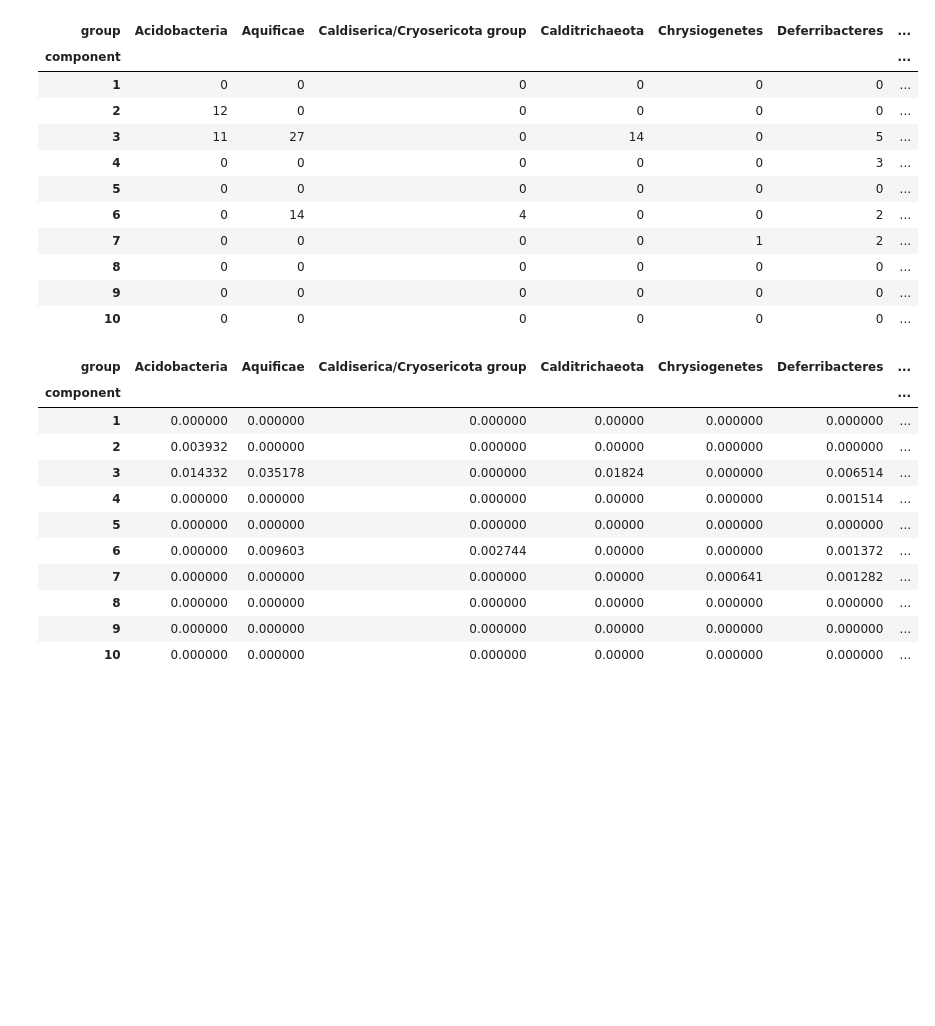
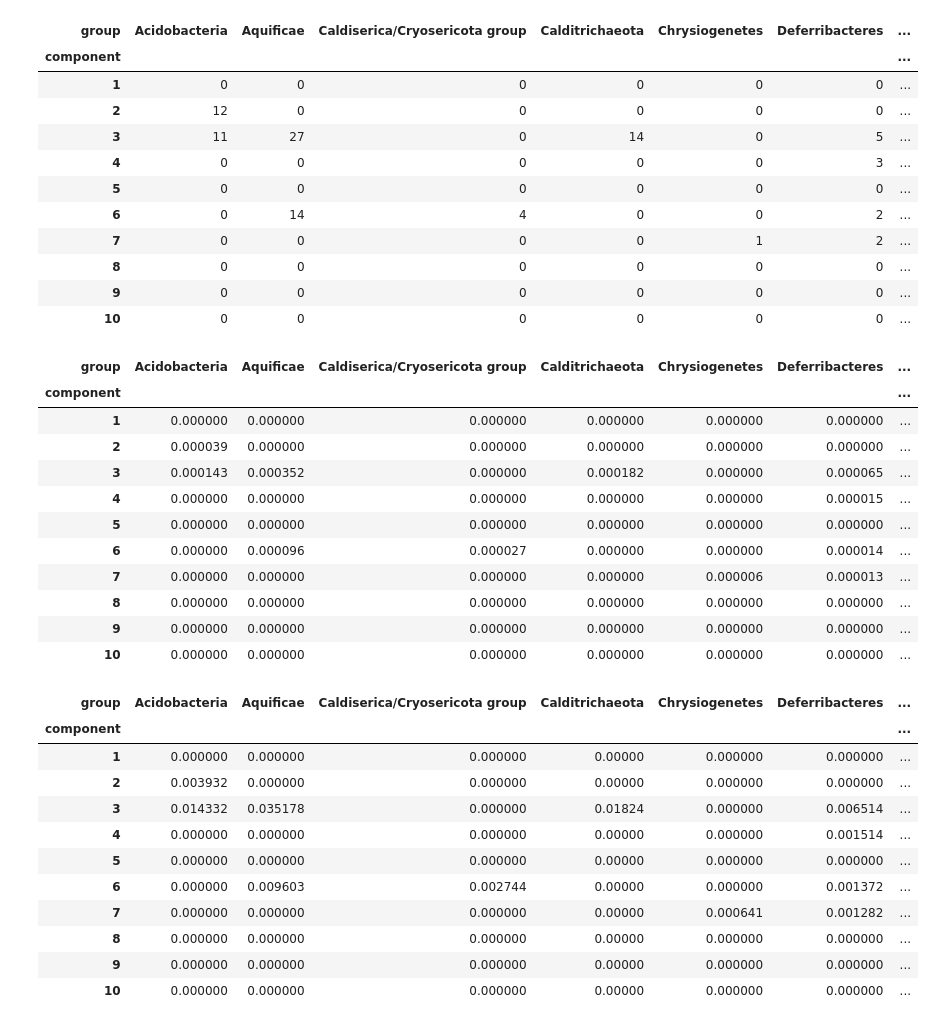
Before and after one commit to Sedreh/CRISPR-Cas-pipeline, a Jupyter notebook: Phylogenetic_analysis/Phylum_fraction_in_clusters.ipynb, the cells around one changed output. Drawn from its saved outputs; the diff is of its cells as text; code cells hidden in the pictures; blank space fills up the shorter version.

```diff
--- a/Phylogenetic_analysis/Phylum_fraction_in_clusters.ipynb
+++ b/Phylogenetic_analysis/Phylum_fraction_in_clusters.ipynb
@@ -70,0 +73,18 @@ plt.savefig('/home/is6/work/cas_thesis/16s_extraction/final_round/thesis_results
+# %%
+ct = pd.crosstab(prok.component, prok.group).apply(lambda r: r/r.sum(), axis=1)
+
+ct
+ct.plot.bar(stacked=True, cmap=plt.cm.rainbow)
+# %% [output]
+| group | Acidobacteria | Aquificae | Caldiserica/Cryosericota group | Calditrichaeota | Chrysiogenetes | Deferribacteres | ... |
+| component |  |  |  |  |  |  | ... |
+| 1 | 0.000000 | 0.000000 | 0.000000 | 0.000000 | 0.000000 | 0.000000 | ... |
+| 2 | 0.000039 | 0.000000 | 0.000000 | 0.000000 | 0.000000 | 0.000000 | ... |
+| 3 | 0.000143 | 0.000352 | 0.000000 | 0.000182 | 0.000000 | 0.000065 | ... |
+| 4 | 0.000000 | 0.000000 | 0.000000 | 0.000000 | 0.000000 | 0.000015 | ... |
+| 5 | 0.000000 | 0.000000 | 0.000000 | 0.000000 | 0.000000 | 0.000000 | ... |
+| 6 | 0.000000 | 0.000096 | 0.000027 | 0.000000 | 0.000000 | 0.000014 | ... |
+| 7 | 0.000000 | 0.000000 | 0.000000 | 0.000000 | 0.000006 | 0.000013 | ... |
+| 8 | 0.000000 | 0.000000 | 0.000000 | 0.000000 | 0.000000 | 0.000000 | ... |
+| 9 | 0.000000 | 0.000000 | 0.000000 | 0.000000 | 0.000000 | 0.000000 | ... |
+| 10 | 0.000000 | 0.000000 | 0.000000 | 0.000000 | 0.000000 | 0.000000 | ... |
```
Also changed, not shown: parts of 4 cells of this notebook.
